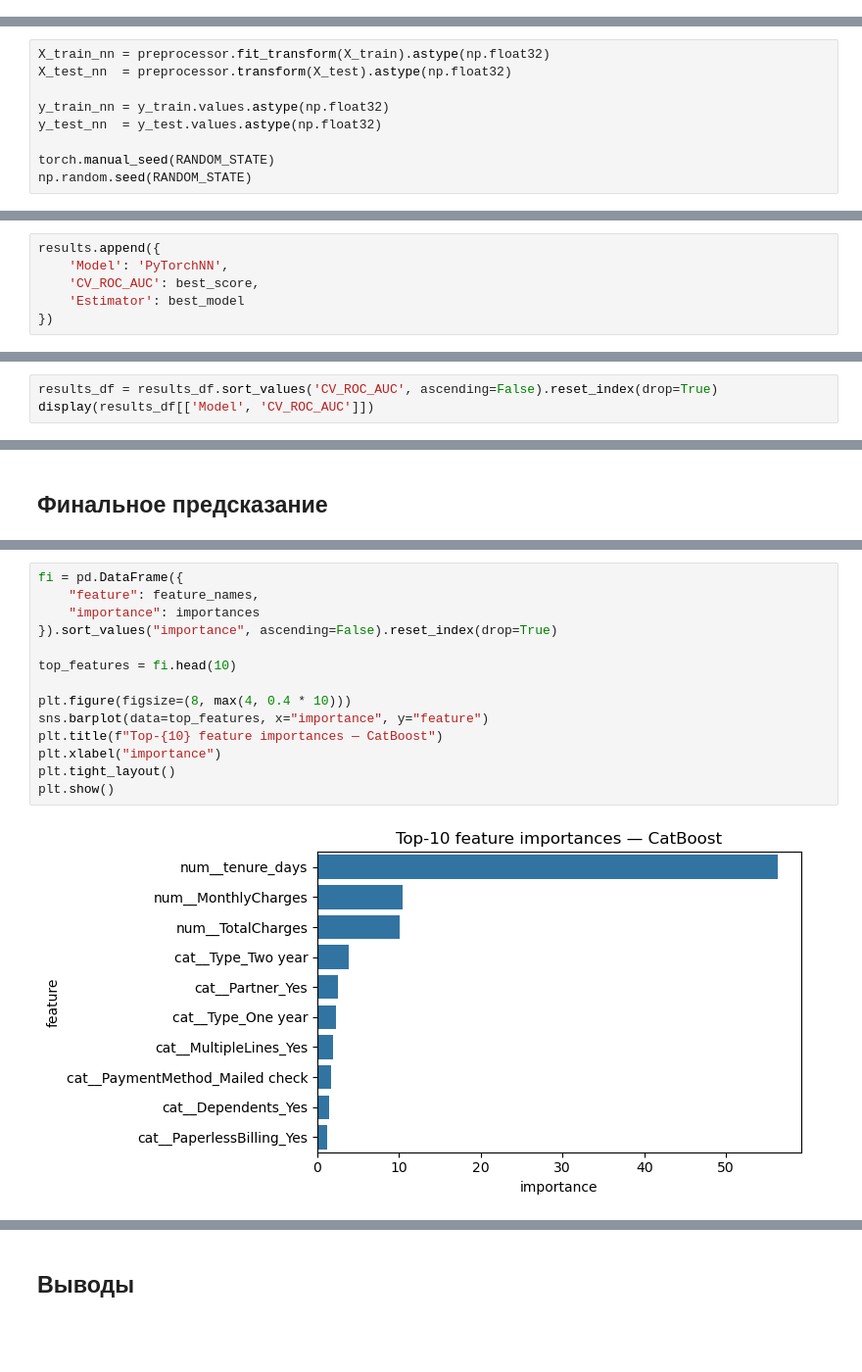
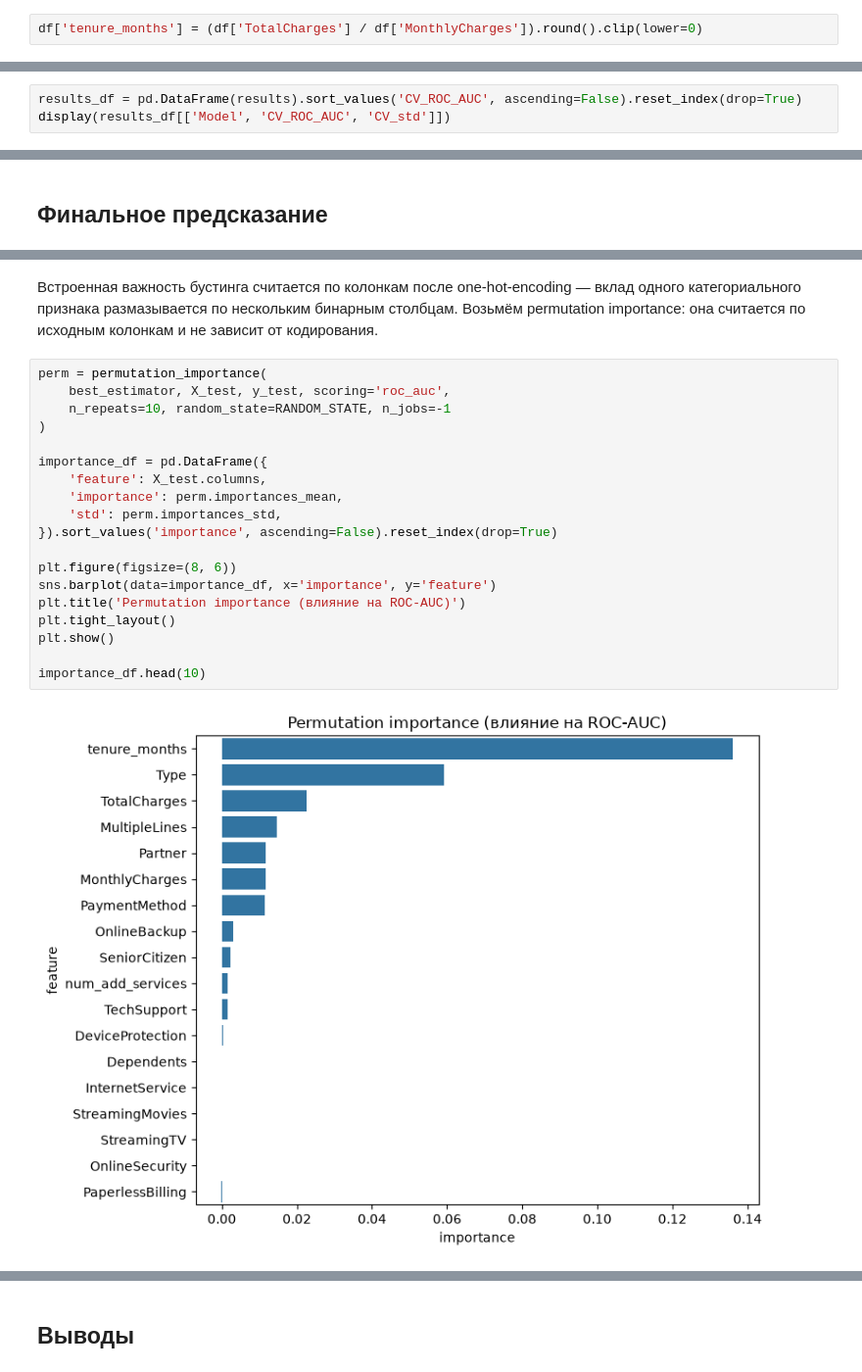
Before and after one commit to yapochinyu/portfolio, a Jupyter notebook: telecom-churn-prediction/analysis.ipynb, the cells around one changed output, grey strips where cells are left out. Shown at 98% size. Cells and saved outputs as stored; diff of their text form; blank space fills up the shorter version.

```diff
--- a/telecom-churn-prediction/analysis.ipynb
+++ b/telecom-churn-prediction/analysis.ipynb
@@ -418,0 +409,2 @@ np.int64(0)
+# %%
+df['tenure_months'] = (df['TotalCharges'] / df['MonthlyCharges']).round().clip(lower=0)
@@ -1183,9 +619,0 @@ models_config = {
-# %%
-X_train_nn = preprocessor.fit_transform(X_train).astype(np.float32)
-X_test_nn  = preprocessor.transform(X_test).astype(np.float32)
-
-y_train_nn = y_train.values.astype(np.float32)
-y_test_nn  = y_test.values.astype(np.float32)
-
-torch.manual_seed(RANDOM_STATE)
-np.random.seed(RANDOM_STATE)
@@ -1387,6 +651,0 @@ CV ROC-AUC лучшей модели: 0.8214
-# %%
-results.append({
-    'Model': 'PyTorchNN',
-    'CV_ROC_AUC': best_score,
-    'Estimator': best_model
-})
@@ -1401,4 +654,4 @@ results_df = pd.DataFrame(results)
 # %%
-results_df = results_df.sort_values('CV_ROC_AUC', ascending=False).reset_index(drop=True)
-display(results_df[['Model', 'CV_ROC_AUC']])
+results_df = pd.DataFrame(results).sort_values('CV_ROC_AUC', ascending=False).reset_index(drop=True)
+display(results_df[['Model', 'CV_ROC_AUC', 'CV_std']])
 # %% [output]
@@ -1467,16 +763,26 @@ importances = getattr(cat_model, "feature_importances_", None)
+# %% [markdown]
+Встроенная важность бустинга считается по колонкам после one-hot-encoding — вклад
+одного категориального признака размазывается по нескольким бинарным столбцам.
+Возьмём permutation importance: она считается по исходным колонкам и не зависит от
+кодирования.
 # %%
-fi = pd.DataFrame({
-    "feature": feature_names,
-    "importance": importances
-}).sort_values("importance", ascending=False).reset_index(drop=True)
+perm = permutation_importance(
+    best_estimator, X_test, y_test, scoring='roc_auc',
+    n_repeats=10, random_state=RANDOM_STATE, n_jobs=-1
+)
 
-top_features = fi.head(10)
+importance_df = pd.DataFrame({
+    'feature': X_test.columns,
+    'importance': perm.importances_mean,
+    'std': perm.importances_std,
+}).sort_values('importance', ascending=False).reset_index(drop=True)
 
-plt.figure(figsize=(8, max(4, 0.4 * 10)))
-sns.barplot(data=top_features, x="importance", y="feature")
-plt.title(f"Top-{10} feature importances — CatBoost")
-plt.xlabel("importance")
+plt.figure(figsize=(8, 6))
+sns.barplot(data=importance_df, x='importance', y='feature')
+plt.title('Permutation importance (влияние на ROC-AUC)')
 plt.tight_layout()
 plt.show()
+
+importance_df.head(10)
 # %% [output]
-[figure, old version]
+[figure, new version]
```
Also changed, not shown: parts of 218 cells of this notebook, 21 other files.
